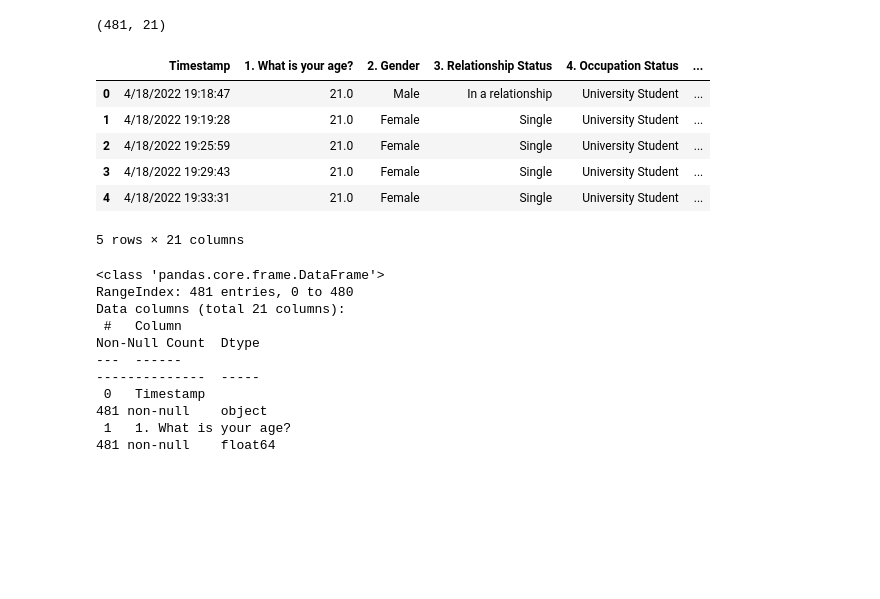
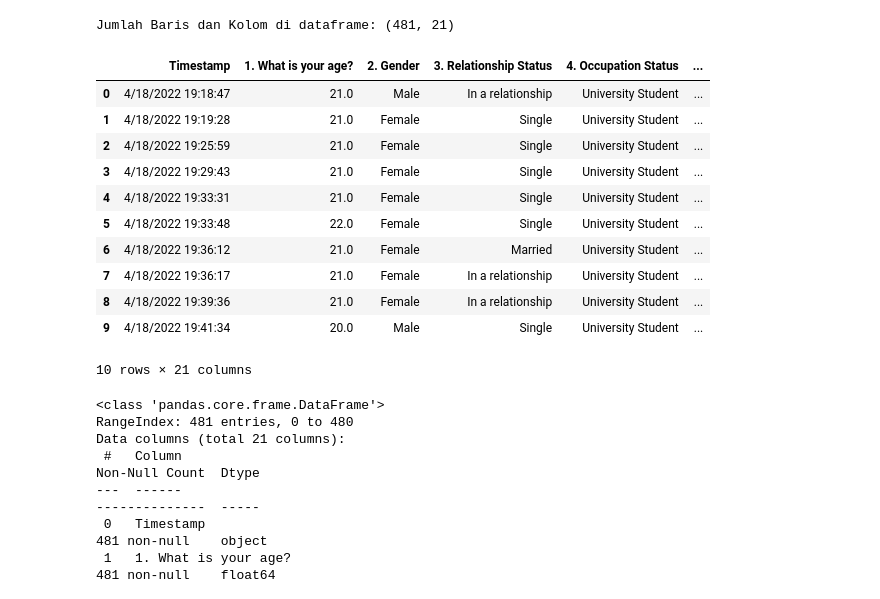
Before and after one commit to Sann11-y/Clustering-types-of-social-media-users, a Jupyter notebook: Project.ipynb, the cells around one changed output. Drawn from its saved outputs; the diff is of its cells as text; code cells hidden in the pictures; blank space fills up the shorter version.

```diff
--- a/Project.ipynb
+++ b/Project.ipynb
@@ -3,19 +3,24 @@ import pandas as pd
 file= "smmh.csv"
 df=pd.read_csv(file)
 # %%
-df.shape
+print(f"Jumlah Baris dan Kolom di dataframe: {df.shape}")
 # %% [output]
-(481, 21)
+Jumlah Baris dan Kolom di dataframe: (481, 21)
 # %%
-df.head()
+df.head(10)
 # %% [output]
 |  | Timestamp | 1. What is your age? | 2. Gender | 3. Relationship Status | 4. Occupation Status | ... |
 | 0 | 4/18/2022 19:18:47 | 21.0 | Male | In a relationship | University Student | ... |
 | 1 | 4/18/2022 19:19:28 | 21.0 | Female | Single | University Student | ... |
 | 2 | 4/18/2022 19:25:59 | 21.0 | Female | Single | University Student | ... |
 | 3 | 4/18/2022 19:29:43 | 21.0 | Female | Single | University Student | ... |
 | 4 | 4/18/2022 19:33:31 | 21.0 | Female | Single | University Student | ... |
+| 5 | 4/18/2022 19:33:48 | 22.0 | Female | Single | University Student | ... |
+| 6 | 4/18/2022 19:36:12 | 21.0 | Female | Married | University Student | ... |
+| 7 | 4/18/2022 19:36:17 | 21.0 | Female | In a relationship | University Student | ... |
+| 8 | 4/18/2022 19:39:36 | 21.0 | Female | In a relationship | University Student | ... |
+| 9 | 4/18/2022 19:41:34 | 20.0 | Male | Single | University Student | ... |
-5 rows × 21 columns
+10 rows × 21 columns
 # %%
 df.info()
 # %% [output]
```
